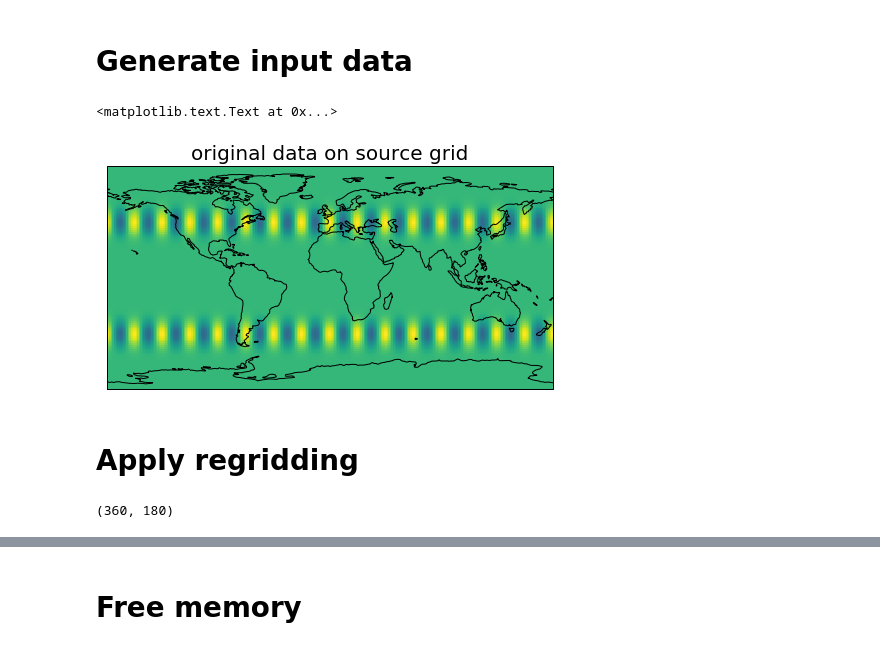
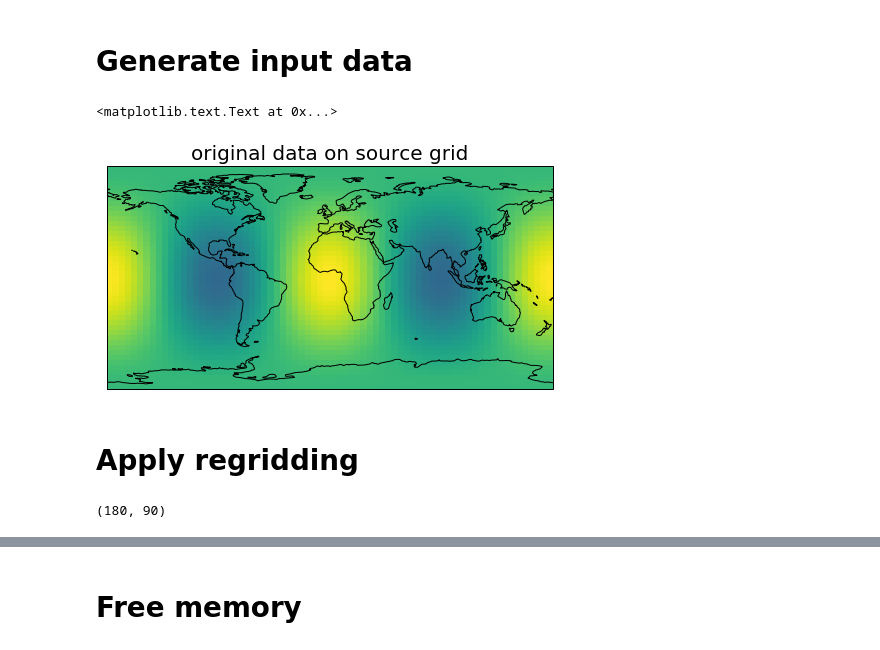
Before and after one commit to JiaweiZhuang/xESMF, a Jupyter notebook: examples/test_backend.ipynb, the cells around one changed output, grey strips where cells are left out. Drawn from its saved outputs; the diff is of its cells as text; code cells hidden in the pictures.

Commit message:
Only keep smooth wave

```diff
--- a/examples/test_backend.ipynb
+++ b/examples/test_backend.ipynb
@@ -17,7 +17,7 @@ importlib.reload(xeb)
 # %% [markdown]
 # Make grids
 # %%
-ds_in = xe.util.grid_global(1.25, 1.5)
+ds_in = xe.util.grid_global(5, 4)
 ds_in
 # %% [output]
 <xarray.Dataset>
@@ -62,5 +62,4 @@ Wall time: 4.56 s
 # %% [markdown]
 # Generate input data
 # %%
-ds_in['data1'] = xe.data.wave_smooth(ds_in['lon'], ds_in['lat'])
-ds_in['data2'] = xe.data.wave_sharp(ds_in['lon'], ds_in['lat'])
+ds_in['data'] = xe.data.wave_smooth(ds_in['lon'], ds_in['lat'])
@@ -67,25 +68,25 @@ ds_in['data2'] = xe.data.wave_sharp(ds_in['lon'], ds_in['lat'])
 # %%
 def plot_datafield(ax, ds, data):
     ax.pcolormesh(ds['lon_b'], ds['lat_b'], data,
                   vmin=0, vmax=3)
     ax.coastlines()
 
 fig = plt.figure(figsize=[8,6])
 ax = plt.axes(projection=ccrs.PlateCarree())
 
-plot_datafield(ax, ds_in, ds_in['data2'])
+plot_datafield(ax, ds_in, ds_in['data'])
 ax.set_global()
 ax.set_title('original data on source grid', fontsize=20)
 # %% [output]
 <matplotlib.text.Text at 0x...>
-[figure, old version]
+[figure, new version]
 # %% [markdown]
 # Apply regridding
 # %%
-outdata = xeb.esmf_regrid_apply(regrid, ds_in['data2'].values.T)
+outdata = xeb.esmf_regrid_apply(regrid, ds_in['data'].values.T)
 outdata.shape
 # %% [output]
-(360, 180)
+(180, 90)
 # %%
 ds_out
 # %% [output]
```
Also changed, not shown: parts of 22 cells of this notebook, 2 other files.
